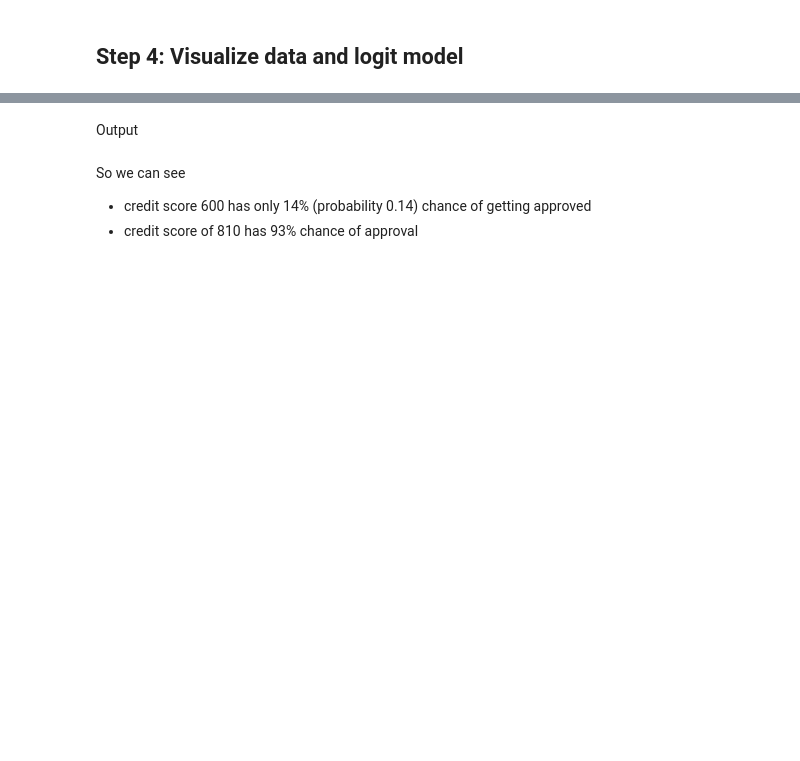
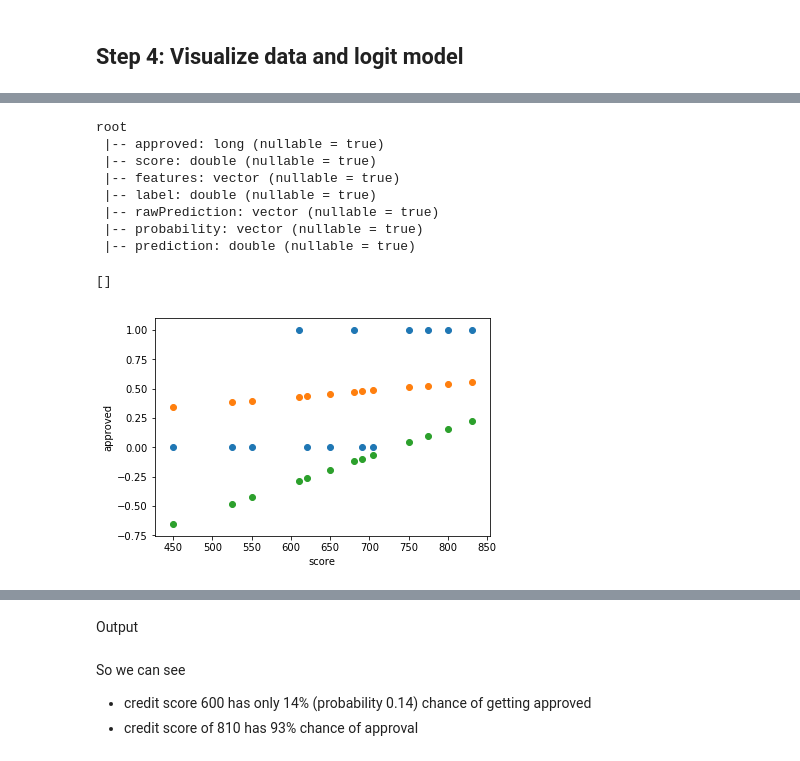
Before and after one commit to bweydert/ml-labs-spark-python, a Jupyter notebook: logistic-regression/1-credit-approval.ipynb, the cells around one changed output, grey strips where cells are left out. Drawn from its saved outputs; the diff is of its cells as text; code cells hidden in the pictures; blank space fills up the shorter version.

```diff
--- a/logistic-regression/1-credit-approval.ipynb
+++ b/logistic-regression/1-credit-approval.ipynb
@@ -94,3 +96,9 @@ plt.ylabel('approved')
 ## Step 3: Convert dataframe to Spark and Prepare feature vector
 
 We need to firstconvert the dataframe to spark, and then prepare the feature vector.
+# %%
+spark_credit = spark.createDataFrame(mydata)
+assembler = VectorAssembler(inputCols=["score"], outputCol="features")
+featureVector = assembler.transform(spark_credit)
+featureVector = featureVector.withColumn("label",featureVector.approved)
+featureVector.show()
@@ -160,0 +236,22 @@ print(newdata)
+# %%
+plt.scatter(mydata.score,mydata.approved)
+plt.xlabel('score')
+plt.ylabel('approved')
+lrModel.summary.predictions.printSchema()
+probabilities = lrModel.summary.predictions.select('score', 'rawPrediction', 'probability').toPandas()
+probabilities[['raw1','raw2']] = pd.DataFrame(probabilities.rawPrediction.values.tolist())
+probabilities[['prob1','prob2']] = pd.DataFrame(probabilities.probability.values.tolist())
+plt.scatter(probabilities['score'], probabilities['prob2'])
+plt.scatter(probabilities['score'], probabilities['raw2'])
+plt.plot()
+# %% [output]
+root
+ |-- approved: long (nullable = true)
+ |-- score: double (nullable = true)
+ |-- features: vector (nullable = true)
+ |-- label: double (nullable = true)
+ |-- rawPrediction: vector (nullable = true)
+ |-- probability: vector (nullable = true)
+ |-- prediction: double (nullable = true)
+[]
+[figure, added]
```
Also changed, not shown: parts of 14 cells of this notebook.
